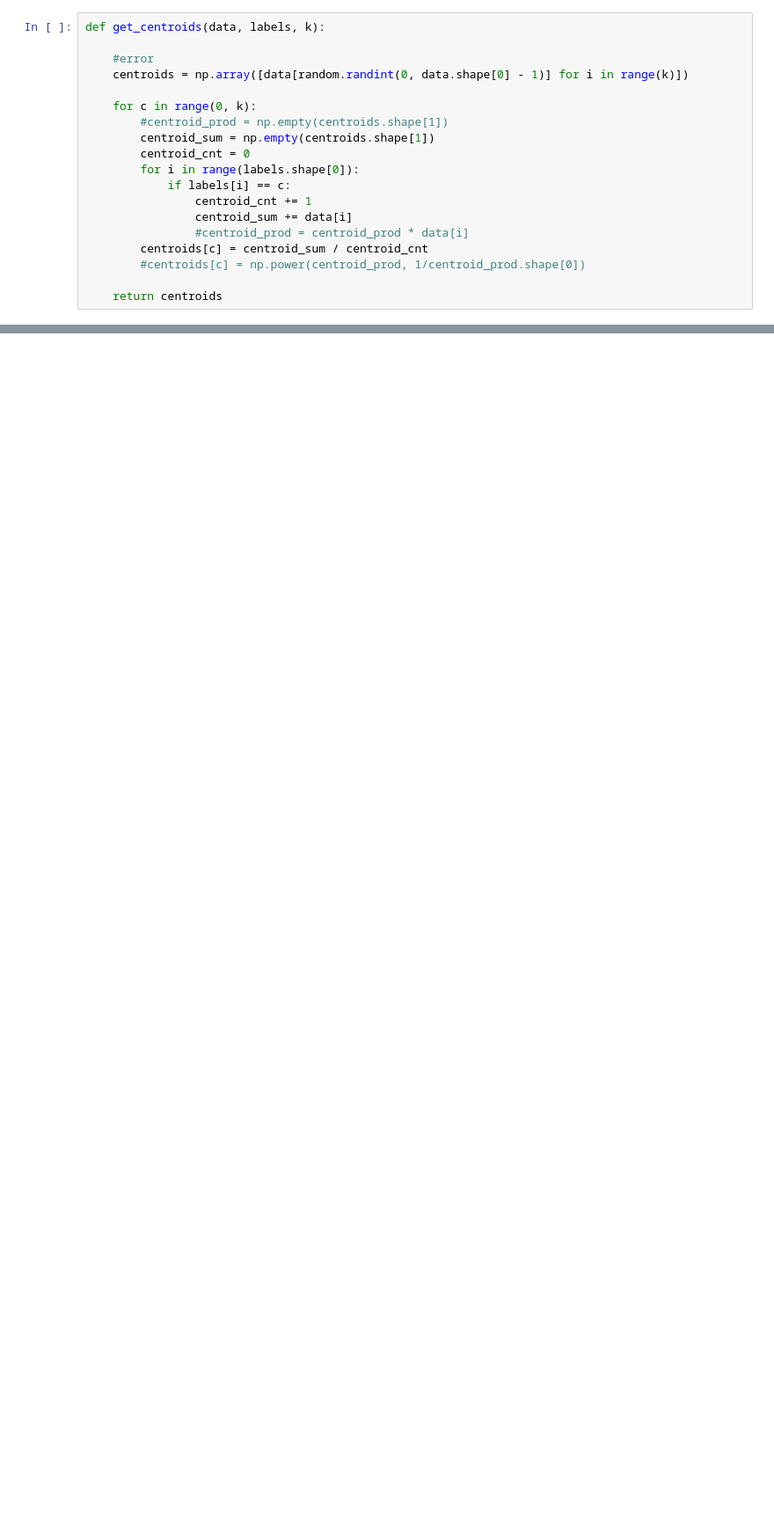
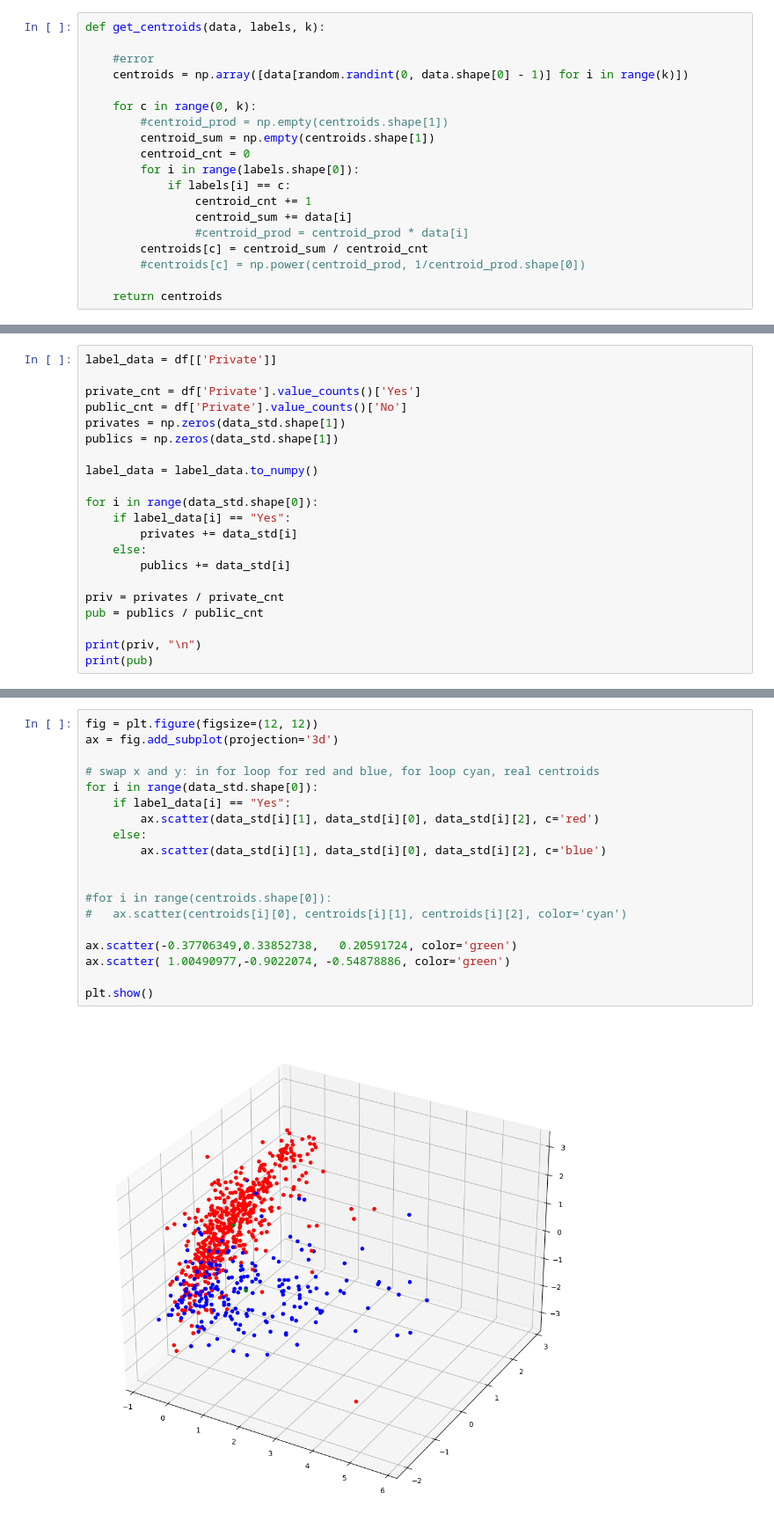
Before and after one commit to aaryangpatel/USCollegesKMeansClustering, a Jupyter notebook: KMeansClustering.ipynb, the cells around one changed output, grey strips where cells are left out. Shown: that part at 88% size. Saved outputs shown, nothing was run; the diff lists cells and outputs as text; blank space fills up the shorter version.

```diff
--- a/KMeansClustering.ipynb
+++ b/KMeansClustering.ipynb
@@ -120,0 +211,21 @@ plt.show()
+# %%
+label_data = df[['Private']]
+
+private_cnt = df['Private'].value_counts()['Yes']
+public_cnt = df['Private'].value_counts()['No']
+privates = np.zeros(data_std.shape[1])
+publics = np.zeros(data_std.shape[1])
+
+label_data = label_data.to_numpy()
+
+for i in range(data_std.shape[0]):
+    if label_data[i] == "Yes":
+        privates += data_std[i]
+    else:
+        publics += data_std[i]
+
+priv = privates / private_cnt
+pub = publics / public_cnt
+
+print(priv, "\n")
+print(pub)
@@ -120,0 +236,21 @@ plt.show()
+# %%
+fig = plt.figure(figsize=(12, 12))
+ax = fig.add_subplot(projection='3d')
+
+# swap x and y: in for loop for red and blue, for loop cyan, real centroids
+for i in range(data_std.shape[0]):
+    if label_data[i] == "Yes":
+        ax.scatter(data_std[i][1], data_std[i][0], data_std[i][2], c='red')
+    else:
+        ax.scatter(data_std[i][1], data_std[i][0], data_std[i][2], c='blue')
+
+
+#for i in range(centroids.shape[0]):
+#   ax.scatter(centroids[i][0], centroids[i][1], centroids[i][2], color='cyan')
+
+ax.scatter(-0.37706349,0.33852738,   0.20591724, color='green')
+ax.scatter( 1.00490977,-0.9022074, -0.54878886, color='green')
+
+plt.show()
+# %% [output]
+[figure, added]
```
Also changed, not shown: parts of 15 cells of this notebook.
